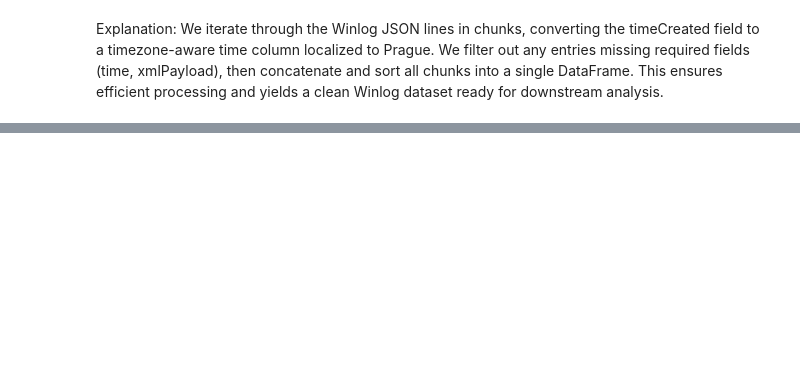
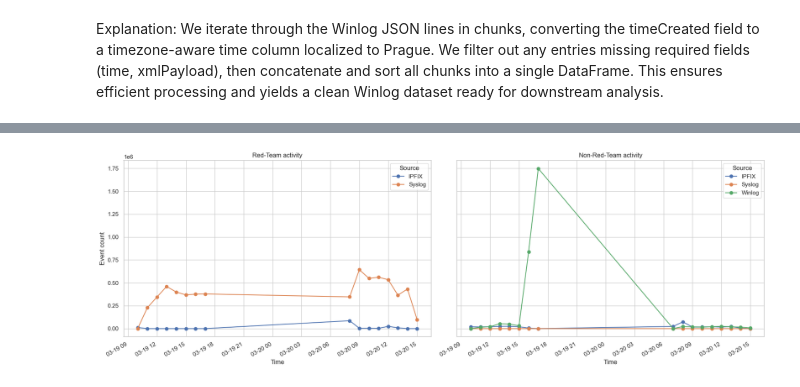
Before and after one commit to Jouni-rinnemaki/python_data_analytics_project, a Jupyter notebook: mini_project_rinnemaki.ipynb, the cells around one changed output, grey strips where cells are left out. Saved outputs shown, nothing was run; the diff lists cells and outputs as text; code cells hidden in the pictures; blank space fills up the shorter version.

```diff
--- a/mini_project_rinnemaki.ipynb
+++ b/mini_project_rinnemaki.ipynb
@@ -641,17 +924,19 @@ plt.show()
 # %%
 # Side-by-side Comparison of Activity Timelines
 fig, axes = plt.subplots(nrows=1, ncols=2, figsize=(18, 6), sharey=True)
 
-activity_timeline.plot(ax=axes[0], marker="o", title="Red-Team Activity")
+activity_timeline.plot(ax=axes[0], marker="o", title="Red-Team activity")
 axes[0].set_xlabel("Time")
-axes[0].set_ylabel("Event Count")
+axes[0].set_ylabel("Event count")
 axes[0].grid(True)
 axes[0].legend(title="Source")
 
-nonred_timeline.plot(ax=axes[1], marker="o", title="Non-Red-Team Activity")
+nonred_timeline.plot(ax=axes[1], marker="o", title="Non-Red-Team activity")
 axes[1].set_xlabel("Time")
 axes[1].grid(True)
 axes[1].legend(title="Source")
 
 plt.tight_layout()
 plt.show()
+# %% [output]
+[figure, added]
```
Also changed, not shown: parts of 64 cells of this notebook, 2 other files.
